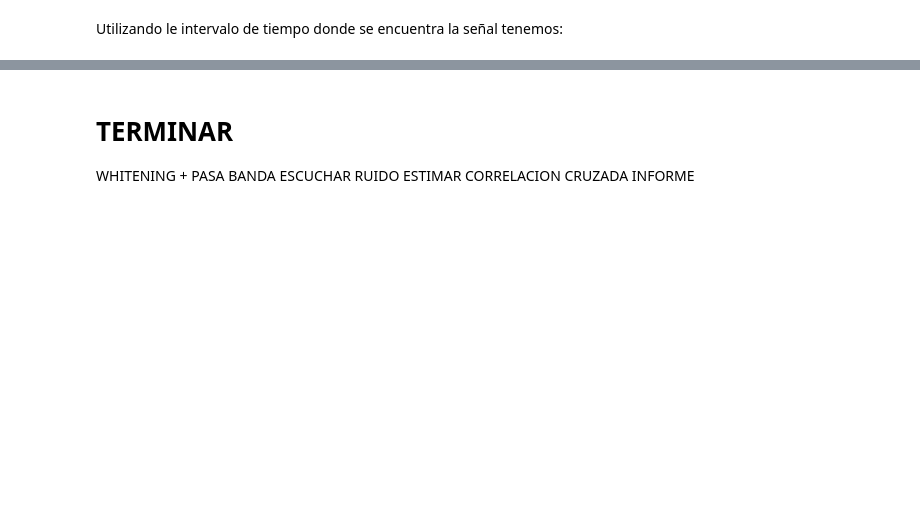
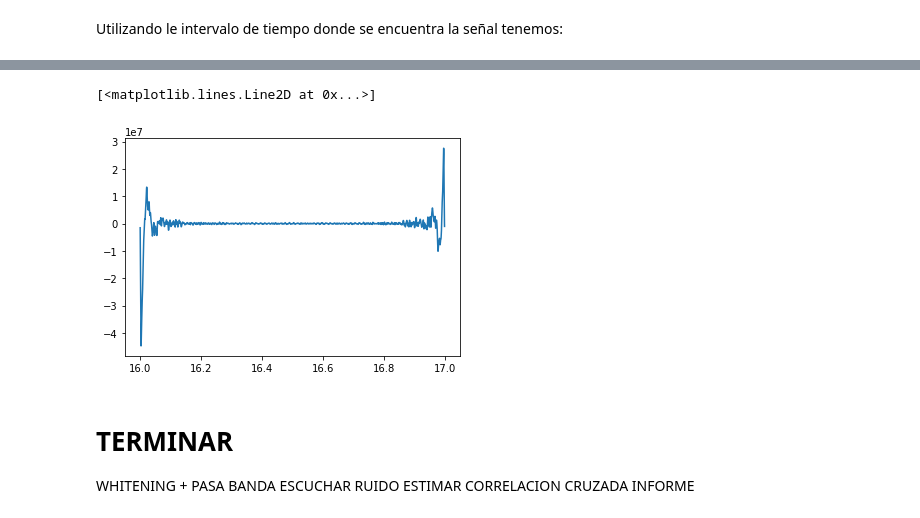
Before and after one commit to ManuMollon261297/PASA, a Jupyter notebook: TP1/code/pasa_tp1.ipynb, the cells around one changed output, grey strips where cells are left out. Drawn from its saved outputs; the diff is of its cells as text; code cells hidden in the pictures; blank space fills up the shorter version.

```diff
--- a/TP1/code/pasa_tp1.ipynb
+++ b/TP1/code/pasa_tp1.ipynb
@@ -574,3 +568,9 @@ plt.show()
+# %%
+time_vector = np.linspace(start=Nevent//fs,stop=Nend//fs,num=len(filtered_signal_h1))
+plt.plot(time_vector,filtered_signal_h1)
+# %% [output]
+[<matplotlib.lines.Line2D at 0x...>]
+[figure, added]
 # %% [markdown]
 # TERMINAR
 WHITENING + PASA BANDA
```
Also changed, not shown: parts of 5 cells of this notebook.
